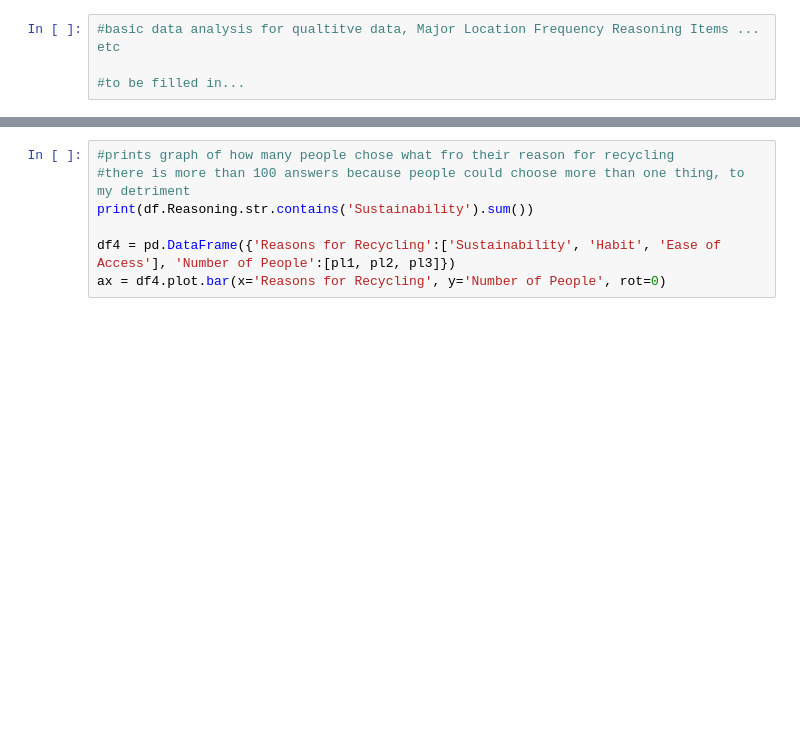
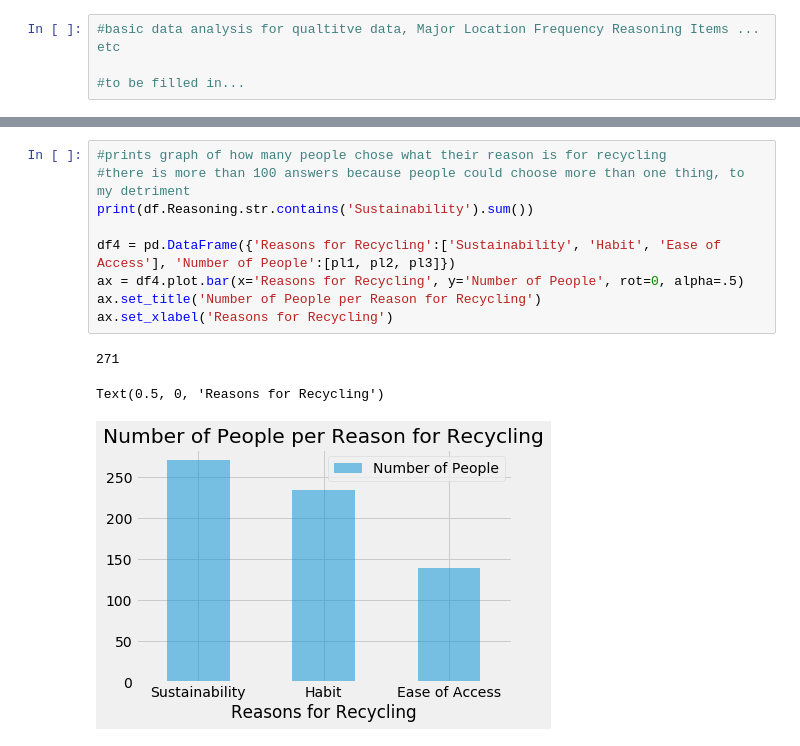
Before and after one commit to aalmeida9/362Project1, a Jupyter notebook: main.ipynb, the cells around one changed output, grey strips where cells are left out. Drawn from its saved outputs; the diff is of its cells as text; blank space fills up the shorter version.

```diff
--- a/main.ipynb
+++ b/main.ipynb
@@ -199,10 +294,16 @@ pl3 = df.Reasoning.str.contains('Ease of Access').sum()
 # %%
-#prints graph of how many people chose what fro their reason for recycling
+#prints graph of how many people chose what their reason is for recycling
 #there is more than 100 answers because people could choose more than one thing, to my detriment
 print(df.Reasoning.str.contains('Sustainability').sum())
 
 df4 = pd.DataFrame({'Reasons for Recycling':['Sustainability', 'Habit', 'Ease of Access'], 'Number of People':[pl1, pl2, pl3]})
-ax = df4.plot.bar(x='Reasons for Recycling', y='Number of People', rot=0)
+ax = df4.plot.bar(x='Reasons for Recycling', y='Number of People', rot=0, alpha=.5)
+ax.set_title('Number of People per Reason for Recycling')
+ax.set_xlabel('Reasons for Recycling')
+# %% [output]
+271
+Text(0.5, 0, 'Reasons for Recycling')
+[figure, added]
 # %%
 #Jonas' Distaster Area 2.0
 #plt.style.use('classic')
```
Also changed, not shown: parts of 38 cells of this notebook.
